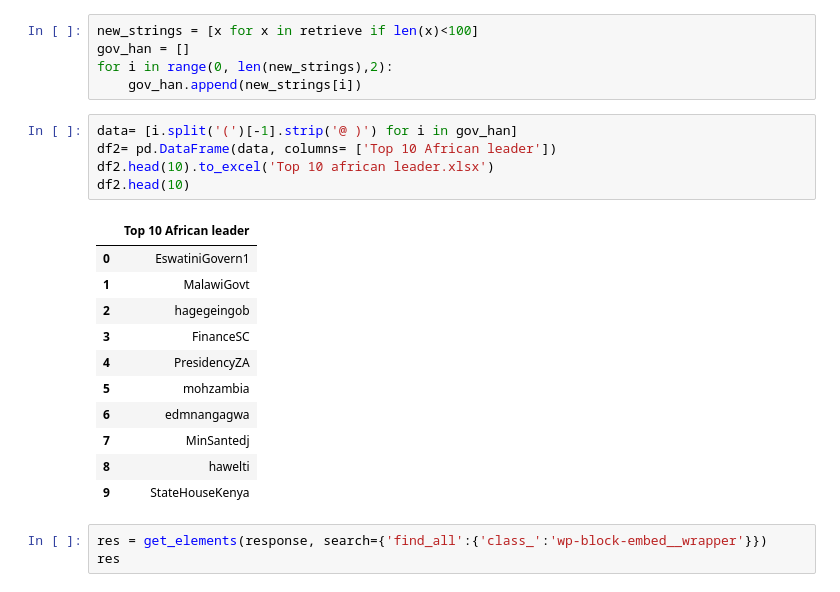
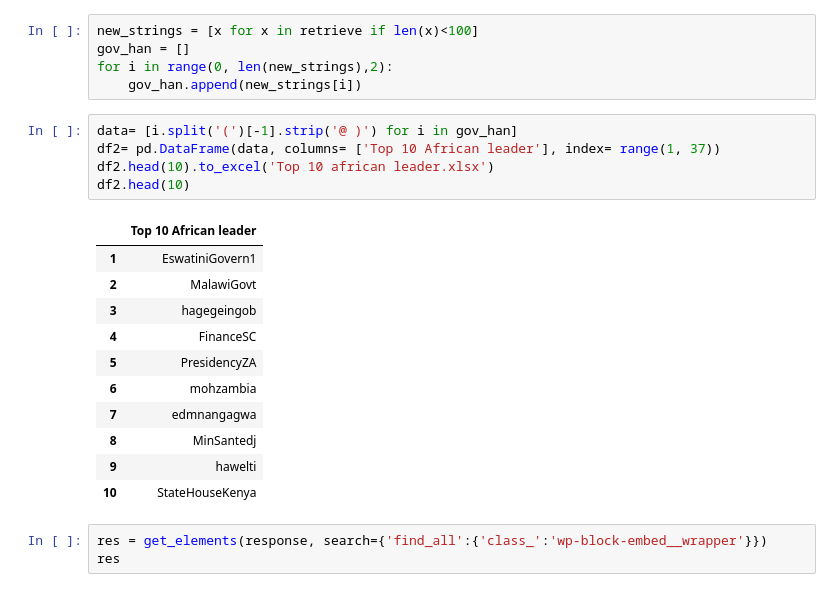
Before and after one commit to comsavvy/Scrapping_challenge, a Jupyter notebook: scrapping_starter.ipynb, the cells around one changed output. Cells and saved outputs as stored; diff of their text form.

```diff
--- a/scrapping_starter.ipynb
+++ b/scrapping_starter.ipynb
@@ -223,21 +223,21 @@ for i in range(0, len(new_strings),2):
     gov_han.append(new_strings[i])
 # %%
 data= [i.split('(')[-1].strip('@ )') for i in gov_han]
-df2= pd.DataFrame(data, columns= ['Top 10 African leader'])
+df2= pd.DataFrame(data, columns= ['Top 10 African leader'], index= range(1, 37))
 df2.head(10).to_excel('Top 10 african leader.xlsx')
 df2.head(10)
 # %% [output]
 |  | Top 10 African leader |
-| 0 | EswatiniGovern1 |
-| 1 | MalawiGovt |
-| 2 | hagegeingob |
-| 3 | FinanceSC |
-| 4 | PresidencyZA |
-| 5 | mohzambia |
-| 6 | edmnangagwa |
-| 7 | MinSantedj |
-| 8 | hawelti |
-| 9 | StateHouseKenya |
+| 1 | EswatiniGovern1 |
+| 2 | MalawiGovt |
+| 3 | hagegeingob |
+| 4 | FinanceSC |
+| 5 | PresidencyZA |
+| 6 | mohzambia |
+| 7 | edmnangagwa |
+| 8 | MinSantedj |
+| 9 | hawelti |
+| 10 | StateHouseKenya |
 # %%
 res = get_elements(response, search={'find_all':{'class_':'wp-block-embed__wrapper'}})
 res
```
Also changed, not shown: 1 other file.
